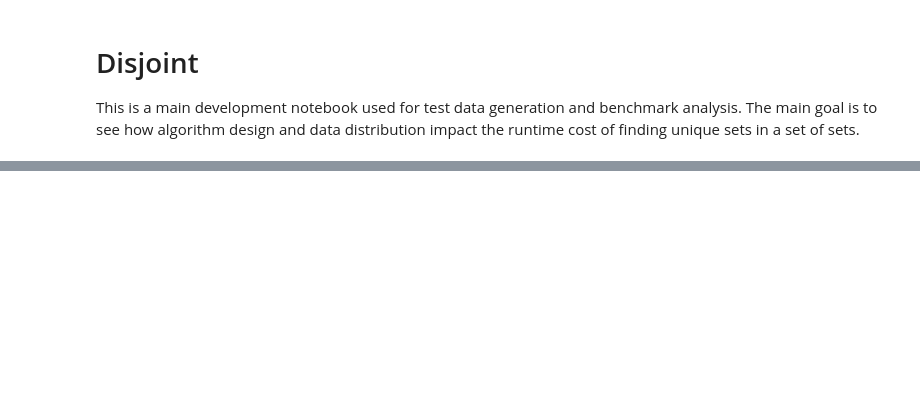
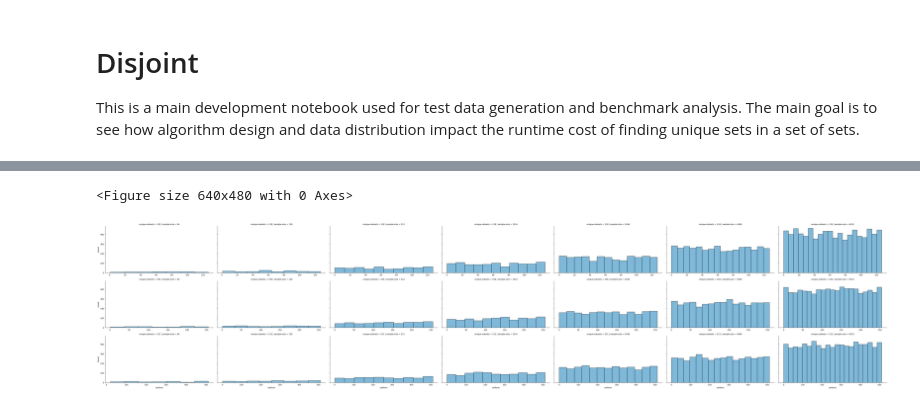
Before and after one commit to tbrekalo/disjoint, a Jupyter notebook: scripts/dev-notebook.ipynb, the cells around one changed output, grey strips where cells are left out. Saved outputs shown, nothing was run; the diff lists cells and outputs as text; code cells hidden in the pictures; blank space fills up the shorter version.

```diff
--- a/scripts/dev-notebook.ipynb
+++ b/scripts/dev-notebook.ipynb
@@ -56,0 +23,9 @@ dispy.unique(tb_sets)
+# %%
+PARAM_KEYS = ["unique-subsets", "subset-size", "sample-size"]
+
+df_distr = pl.DataFrame(
+    {k: v for k, v in zip(PARAM_KEYS, vals)} | {"foo": np.arange(0, 5)}
+    for vals in it.product(*tuple(SEARCH_SPACE[key] for key in PARAM_KEYS))
+)
+
+df_distr
@@ -56,0 +206,28 @@ dispy.unique(tb_sets)
+# %%
+sns.set_color_codes('colorblind')
+palette = sns.color_palette(
+    'colorblind',
+    n_colors=2,
+)
+
+hue_colors = {
+    'uniform': palette[0],
+    'normal': palette[1],
+}
+# %%
+plt.tight_layout()
+g = sns.FacetGrid(
+    df_distr.with_columns(
+        pl.lit("uniform").alias("distr")
+    ).to_pandas(),
+    row="unique-subsets",
+    col="sample-size",
+    sharex=False,
+    height=4,
+    aspect=1.33,
+)
+g.map_dataframe(sns.histplot, x="uniform", hue="distr", palette=hue_colors)
+g.figure.subplots_adjust(right=1.5)
+# %% [output]
+<Figure size 640x480 with 0 Axes>
+[figure, added]
```
Also changed, not shown: parts of 16 cells of this notebook, 4 other files.
